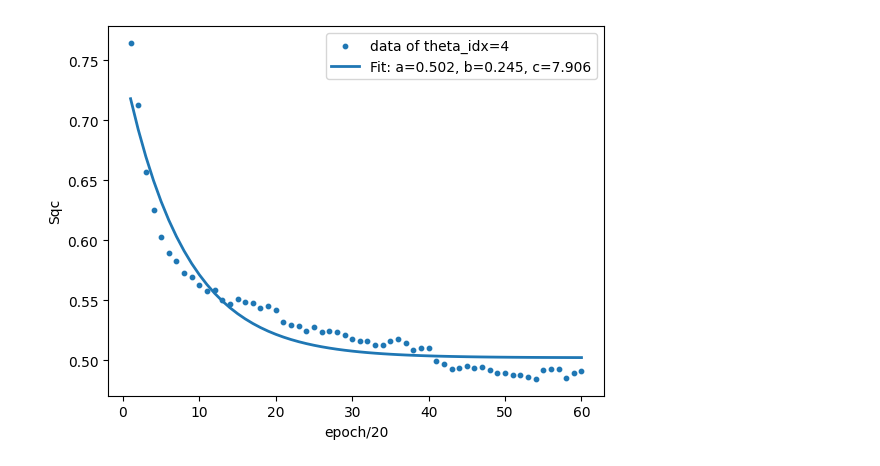
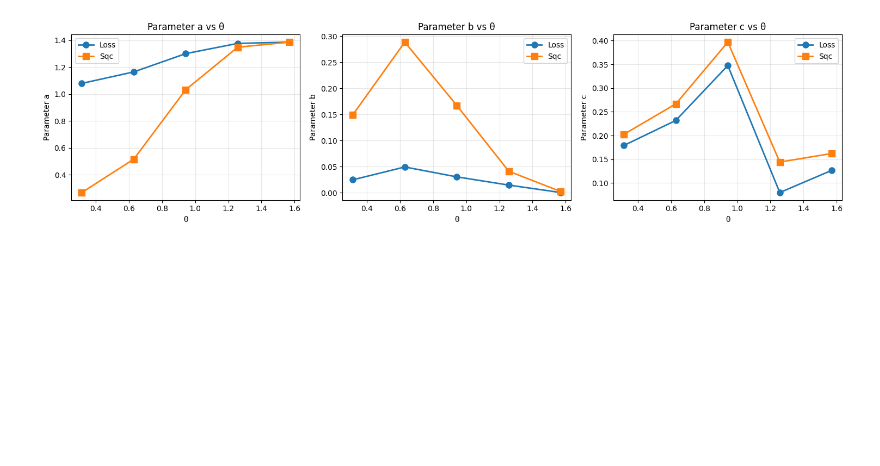
Before and after one commit to WandaHou/ML-MIPT, a Jupyter notebook: 2d/two_probes/training/read_record.ipynb, the cells around one changed output. Saved outputs shown, nothing was run; the diff lists cells and outputs as text; code cells hidden in the pictures; blank space fills up the shorter version.

```diff
--- a/2d/two_probes/training/read_record.ipynb
+++ b/2d/two_probes/training/read_record.ipynb
@@ -46,31 +86,49 @@ plt.show()
-# %%
-theta_idx = 4 # now we have theta_idx = 2, 4, 8, corresponding to theta=0.31(area), 0.62(critical), 1.26(volume)
-epoch_max = 2 # trained for 3 epochs
-
-l_train = torch.load(f'{file}/record/epoch={epoch_max}_d={d}_theta_idx={theta_idx}_size{train_size}_train.pt')
-l_test = torch.load(f'{file}/record/epoch={epoch_max}_d={d}_theta_idx={theta_idx}_size{train_size}_test.pt')
-all_Sqc_test = l_test['msk off Sqc']
-all_loss = l_train['loss']
-
-# Prepare data
-x_data = np.arange(len(all_Sqc_test))[1:]
-y_data = np.array(all_Sqc_test)[1:] # remove the first Sqc value, which is the initial Sqc before training
-
-# Define fitting function
-def exp_decay(x, a, b, c):
-    return a + b * np.exp(-x / c)
-
-
-# Fit the curve
-popt, pcov = curve_fit(exp_decay, x_data, y_data, p0=[1,2,1])
-
-# Plot original data and fitted curve
-plt.scatter(x_data, y_data, s=10, label=f'data of theta_idx={theta_idx}')
-plt.plot(x_data, exp_decay(x_data, *popt), linewidth=2, label=f'Fit: a={popt[0]:.3f}, b={popt[1]:.3f}, c={popt[2]:.3f}')
-#plt.ylim(0.2, 1.4)
-plt.xlabel('epoch/20')
-plt.ylabel('Sqc')
-plt.legend()
-plt.show()
-# %% [output]
-[figure, removed]
+# %%
+# Plot fitted parameters vs theta
+# Convert theta_idx to actual theta values
+theta_values_all = torch.linspace(0, torch.pi/2, 11)
+theta_values = [theta_values_all[idx].item() for idx in theta_indices]
+
+# Extract fitted parameters
+loss_a = [fitting_result[idx]['loss']['a'] for idx in theta_indices]
+loss_b = [fitting_result[idx]['loss']['b'] for idx in theta_indices]
+loss_c = [fitting_result[idx]['loss']['c'] for idx in theta_indices]
+
+Sqc_a = [fitting_result[idx]['Sqc']['a'] for idx in theta_indices]
+Sqc_b = [fitting_result[idx]['Sqc']['b'] for idx in theta_indices]
+Sqc_c = [fitting_result[idx]['Sqc']['c'] for idx in theta_indices]
+
+# Create three separate figures
+fig, axes = plt.subplots(1, 3, figsize=(15, 4))
+
+# Plot parameter a
+axes[0].plot(theta_values, loss_a, 'o-', label='Loss', linewidth=2, markersize=8)
+axes[0].plot(theta_values, Sqc_a, 's-', label='Sqc', linewidth=2, markersize=8)
+axes[0].set_xlabel('θ')
+axes[0].set_ylabel('Parameter a')
+axes[0].set_title('Parameter a vs θ')
+axes[0].legend()
+axes[0].grid(True, alpha=0.3)
+
+# Plot parameter b
+axes[1].plot(theta_values, loss_b, 'o-', label='Loss', linewidth=2, markersize=8)
+axes[1].plot(theta_values, Sqc_b, 's-', label='Sqc', linewidth=2, markersize=8)
+axes[1].set_xlabel('θ')
+axes[1].set_ylabel('Parameter b')
+axes[1].set_title('Parameter b vs θ')
+axes[1].legend()
+axes[1].grid(True, alpha=0.3)
+
+# Plot parameter c
+axes[2].plot(theta_values, loss_c, 'o-', label='Loss', linewidth=2, markersize=8)
+axes[2].plot(theta_values, Sqc_c, 's-', label='Sqc', linewidth=2, markersize=8)
+axes[2].set_xlabel('θ')
+axes[2].set_ylabel('Parameter c')
+axes[2].set_title('Parameter c vs θ')
+axes[2].legend()
+axes[2].grid(True, alpha=0.3)
+
+plt.tight_layout()
+plt.show()
+# %% [output]
+[figure, added]
```
Also changed, not shown: parts of 4 cells of this notebook, 3 other files.
